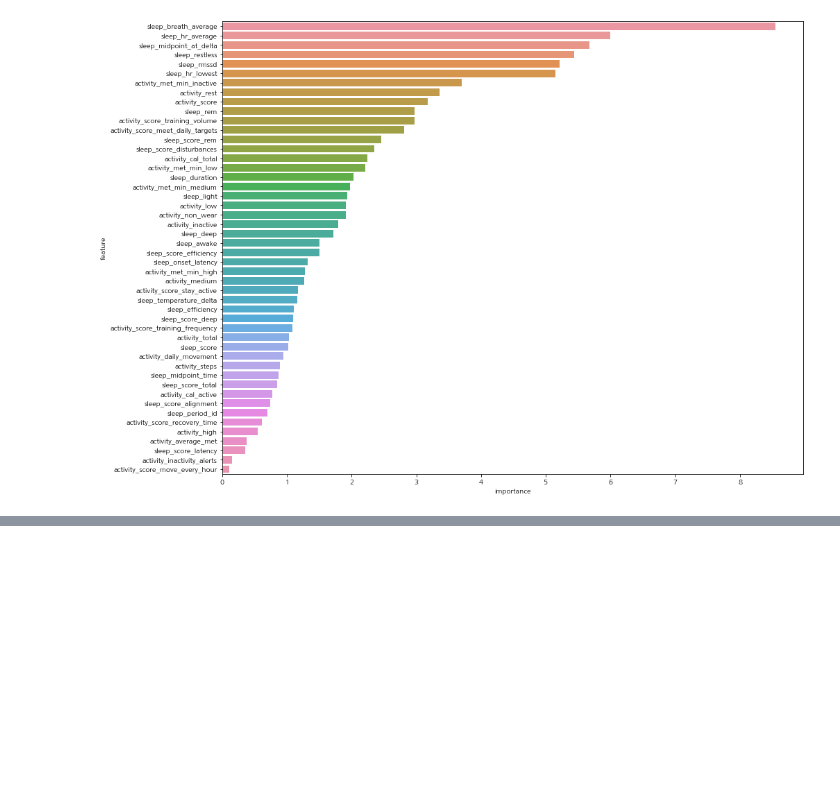
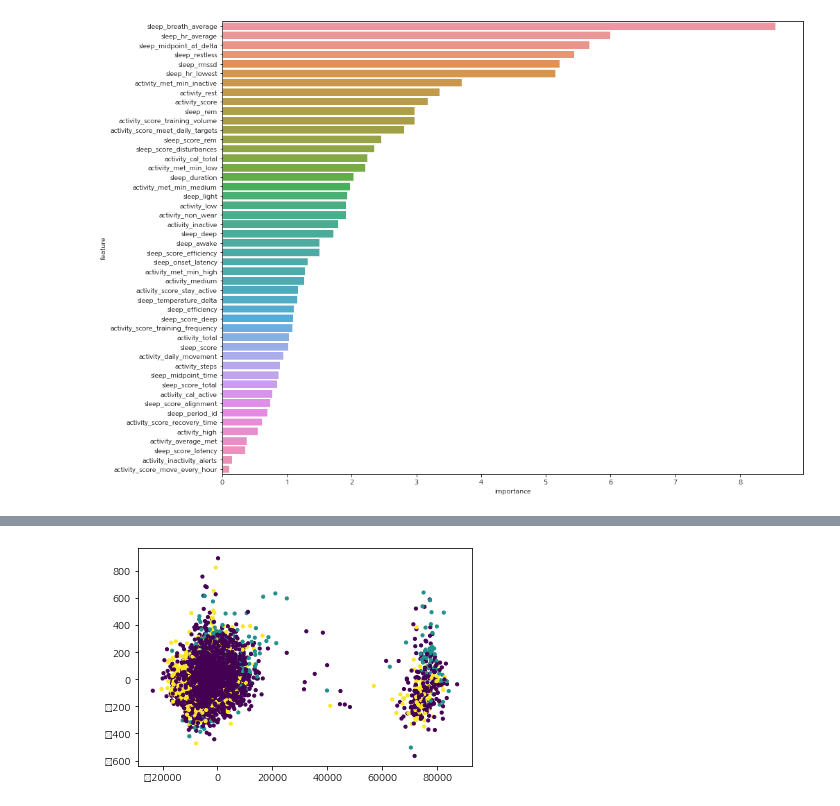
Before and after one commit to NumpyGonHey/Dementia_clf, a Jupyter notebook: dolphin/baseline_experiment.ipynb, the cells around one changed output, grey strips where cells are left out. Saved outputs shown, nothing was run; the diff lists cells and outputs as text; code cells hidden in the pictures; blank space fills up the shorter version.

```diff
--- a/dolphin/baseline_experiment.ipynb
+++ b/dolphin/baseline_experiment.ipynb
@@ -1302,0 +1339,21 @@ show_prediction_error(test_y, pred_xgb)
+# %%
+# PCA
+from sklearn.decomposition import PCA
+from sklearn.preprocessing import LabelEncoder
+
+feature_cols = feature_cnt['index'].values.tolist()
+pca_data = processed_data[feature_cols]
+
+pca = PCA(n_components=2)
+pca_data = pca.fit_transform(pca_data)
+pca_data = pd.DataFrame(pca_data)
+
+pca_data = pd.concat([pca_data, processed_data['DIAG_NM']], axis=1)
+
+le = LabelEncoder()
+pca_data['DIAG_NM'] = le.fit_transform(list(pca_data['DIAG_NM']))
+
+plt.scatter(pca_data[0], pca_data[1], c=pca_data["DIAG_NM"], s=10)
+plt.show()
+# %% [output]
+[figure, added]
```
Also changed, not shown: parts of 58 cells of this notebook, 2 other files.
